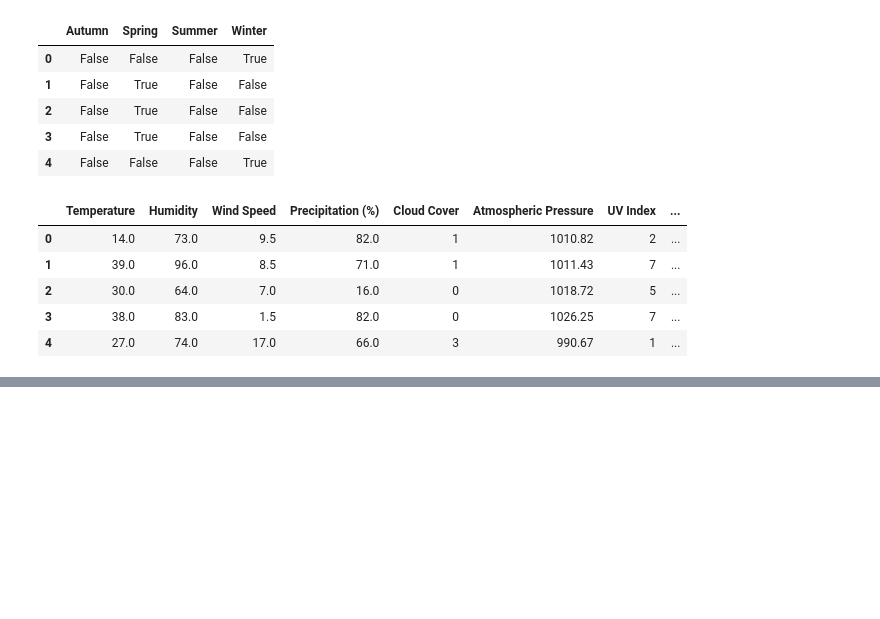
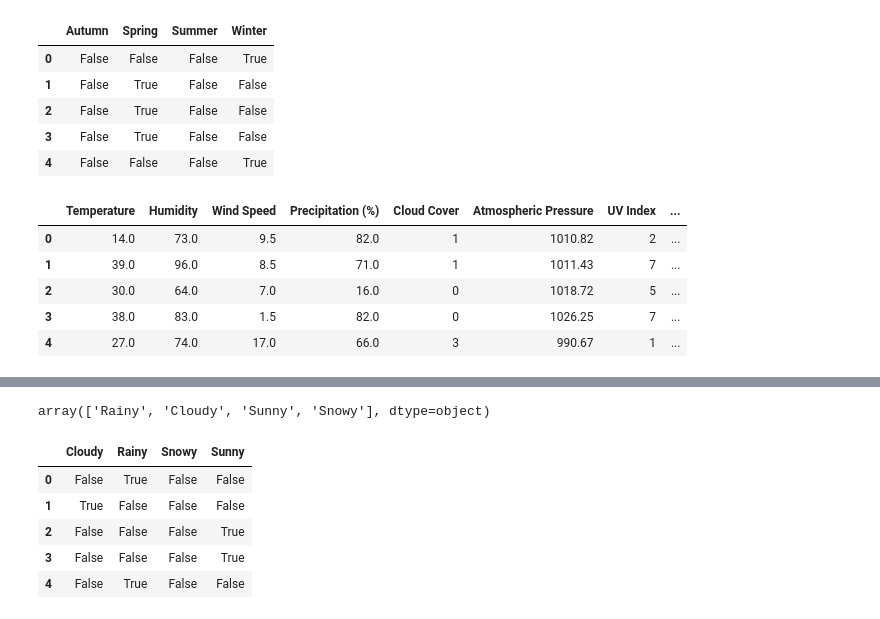
Before and after one commit to salim-miah/Weather-Prediction, a Jupyter notebook: datapreprocessing.ipynb, the cells around one changed output, grey strips where cells are left out. Drawn from its saved outputs; the diff is of its cells as text; code cells hidden in the pictures; blank space fills up the shorter version.

Commit message:
Encoded Location and Weather type

```diff
--- a/datapreprocessing.ipynb
+++ b/datapreprocessing.ipynb
@@ -190,0 +198,3 @@ weather_prediction.head(5)
+# %%
+location_enc = pd.get_dummies(weather_prediction['Location'])
+location_enc.head()
@@ -190,0 +208,3 @@ weather_prediction.head(5)
+# %%
+weather_prediction = pd.concat([weather_prediction, location_enc], axis=1)
+weather_prediction.head(5)
@@ -190,0 +218,15 @@ weather_prediction.head(5)
+# %%
+#Encoding Weather Type
+weather_prediction['Weather Type'].unique()
+# %% [output]
+array(['Rainy', 'Cloudy', 'Sunny', 'Snowy'], dtype=object)
+# %%
+weather_enc = pd.get_dummies(weather_prediction['Weather Type'])
+weather_enc.head()
+# %% [output]
+|  | Cloudy | Rainy | Snowy | Sunny |
+| 0 | False | True | False | False |
+| 1 | True | False | False | False |
+| 2 | False | False | False | True |
+| 3 | False | False | False | True |
+| 4 | False | True | False | False |
```
Also changed, not shown: parts of 8 cells of this notebook.
